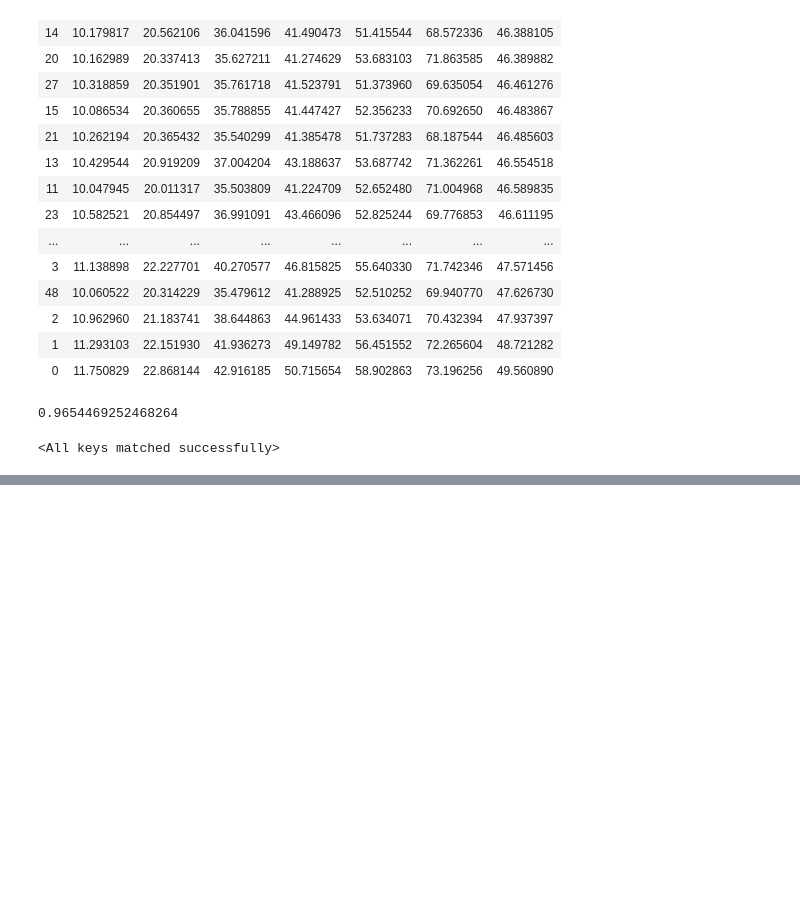
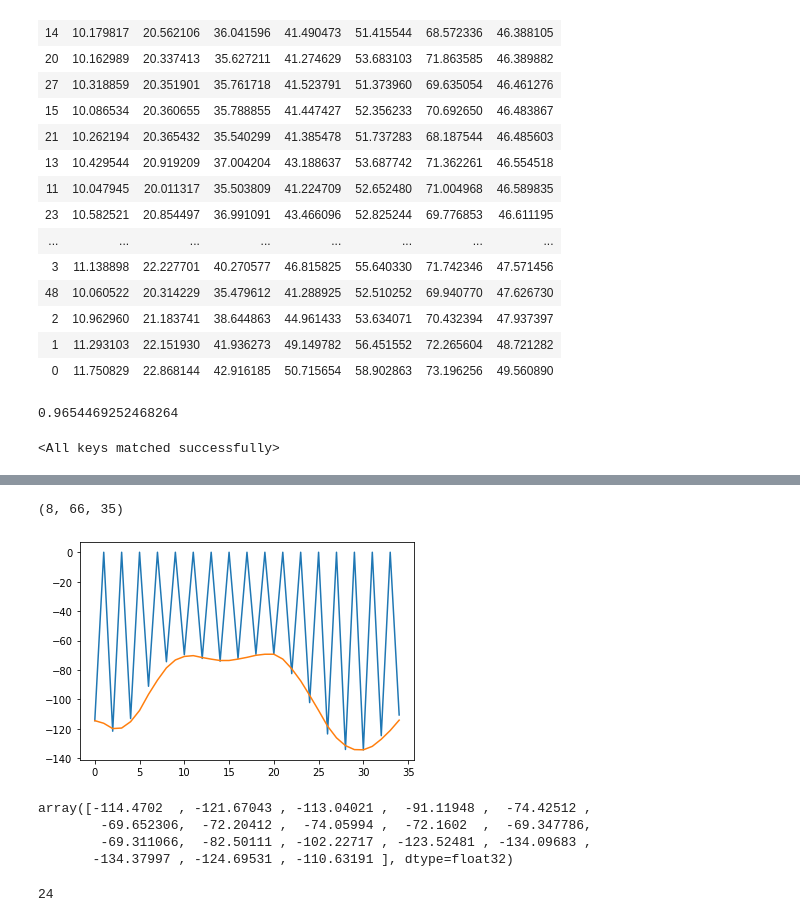
Before and after one commit to tileb1/LearnTrajDep, a Jupyter notebook: Untitled.ipynb, the cells around one changed output, grey strips where cells are left out. Cells and saved outputs as stored; diff of their text form; code cells hidden in the pictures; blank space fills up the shorter version.

```diff
--- a/Untitled.ipynb
+++ b/Untitled.ipynb
@@ -325,0 +430,27 @@ state_dict['final_layer.weight'].cpu().numpy().shape
+# %%
+def get_zeroed(x):
+    out = []
+    for i in x:
+        out.append(i)
+        out.append(0)
+    return out[:-1]
+
+new = get_zeroed(out[0, 0, opt.input_n//2:opt.input_n+1+opt.output_n//2])
+# %%
+plt.plot(new)
+plt.plot(out_interpolated[0, 0, :])
+out_interpolated.shape
+# %% [output]
+(8, 66, 35)
+[figure, added]
+# %%
+small
+# %% [output]
+array([-114.4702  , -121.67043 , -113.04021 ,  -91.11948 ,  -74.42512 ,
+        -69.652306,  -72.20412 ,  -74.05994 ,  -72.1602  ,  -69.347786,
+        -69.311066,  -82.50111 , -102.22717 , -123.52481 , -134.09683 ,
+       -134.37997 , -124.69531 , -110.63191 ], dtype=float32)
+# %%
+len(out_interpolated[0, 0, :])
+# %% [output]
+24
```
Also changed, not shown: parts of 16 cells of this notebook, 2 other files.
